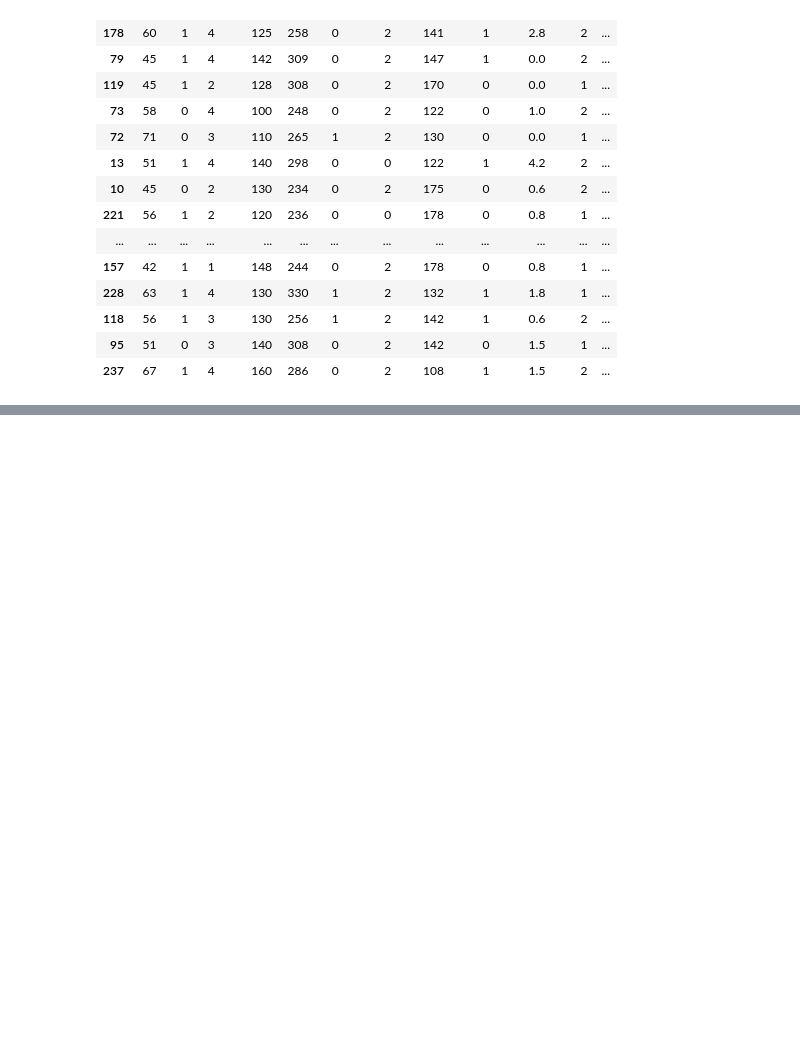
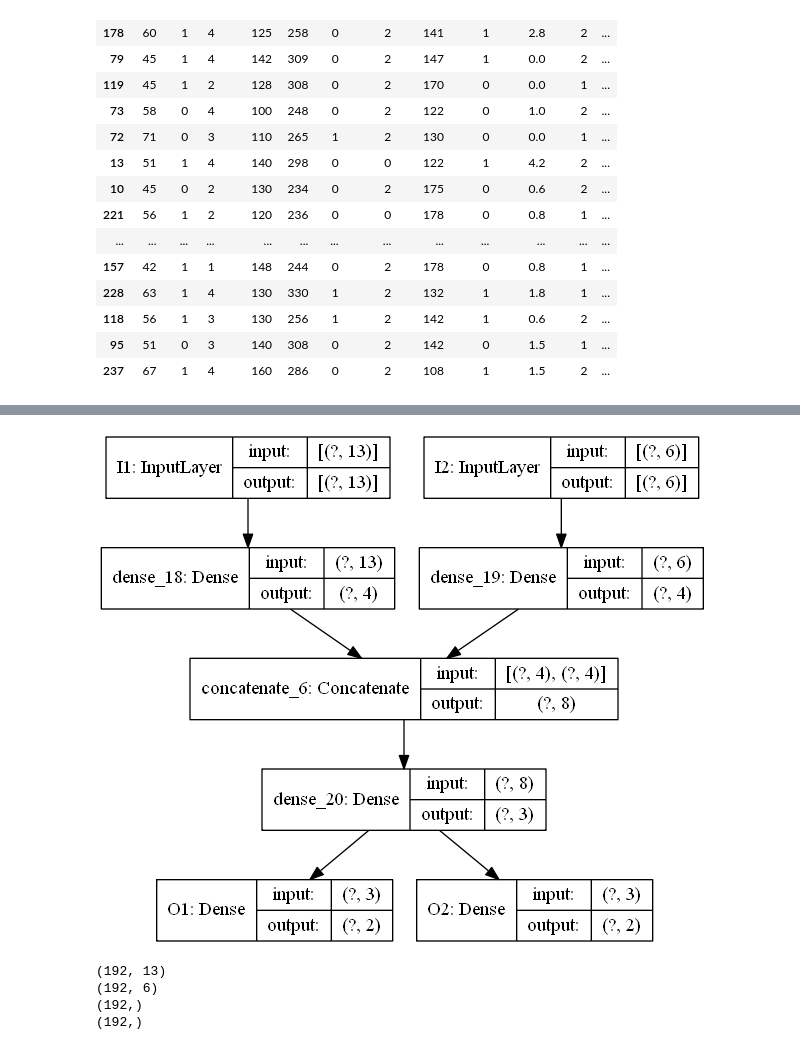
Before and after one commit to aniketbote/learning-ML, a Jupyter notebook: Class/6_test.ipynb, the cells around one changed output, grey strips where cells are left out. Saved outputs shown, nothing was run; the diff lists cells and outputs as text; code cells hidden in the pictures; blank space fills up the shorter version.

```diff
--- a/Class/6_test.ipynb
+++ b/Class/6_test.ipynb
@@ -89,6 +87,3 @@ def create_hybrid_model():
                   loss='sparse_categorical_crossentropy',
                   metrics=['accuracy'])
     return model
-# %%
-model = create_hybrid_model()
-model.summary()
@@ -97 +108,46 @@ AttributeError: module 'tensorflow.keras.layers' has no attribute 'merge'
+# %%
+def create_model_multiple():
+    input1 = tf.keras.Input(shape=(13,), name = 'I1')
+    input2 = tf.keras.Input(shape=(6,), name = 'I2')
+    hidden1 = tf.keras.layers.Dense(units = 4, activation='relu')(input1)
+    hidden2 = tf.keras.layers.Dense(units = 4, activation='relu')(input2)
+    merge = tf.keras.layers.concatenate([hidden1, hidden2])
+    hidden3 = tf.keras.layers.Dense(units = 3, activation='relu')(merge)
+    output1 = tf.keras.layers.Dense(units = 2, activation='softmax', name ='O1')(hidden3)
+    output2 = tf.keras.layers.Dense(units = 2, activation='softmax', name = 'O2')(hidden3)
+    model = tf.keras.models.Model(inputs = [input1,input2], outputs = [output1,output2])
+    model.compile(optimizer='adam',
+                  loss='sparse_categorical_crossentropy',
+                  metrics=['accuracy'])
+    return model
+# %%
+# model1 = create_hybrid_model()
+# model2 = create_model()
+# model3 = create_model1()
+
+# inputs = tf.keras.Input(shape=(13,))
+# y1 = model1(inputs)
+# y2 = model2(inputs)
+# y3 = model3(inputs)
+# outputs = tf.keras.layers.average([y1,y2,y3])
+# model = tf.keras.Model(inputs=inputs, outputs=outputs)
+# model.compile(optimizer='adam',
+#                   loss='sparse_categorical_crossentropy',
+#                   metrics=['accuracy'])
+model = create_model_multiple()
+
+tf.keras.utils.plot_model(model, 'my_first_model.png', show_shapes=True)
+# model.summary()
+# %% [output]
+[figure, added]
+# %%
+print(train_data.shape)
+print(new_train_data.shape)
+print(train_labels.shape)
+print(new_target_label.shape)
+# %% [output]
+(192, 13)
+(192, 6)
+(192,)
+(192,)
 # %%
```
Also changed, not shown: parts of 6 cells of this notebook, 2 other files.
